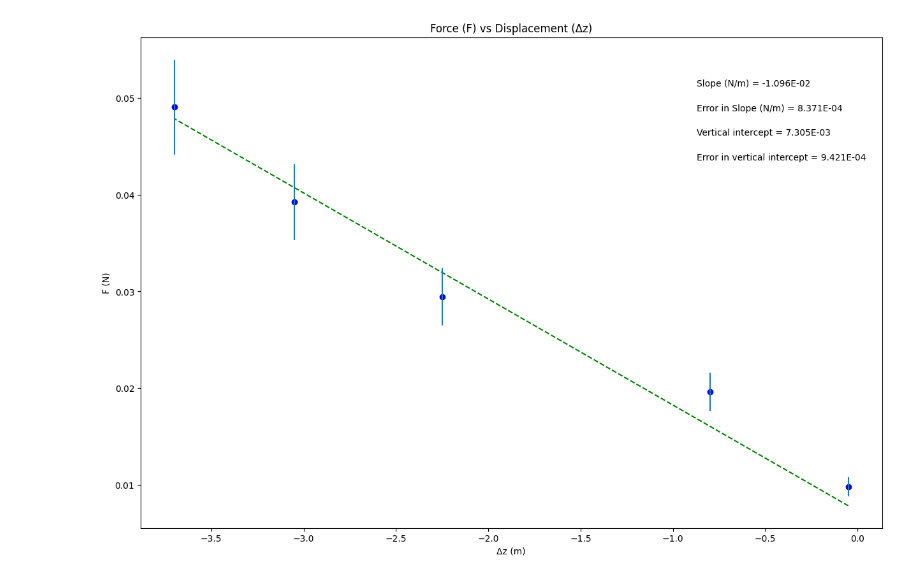
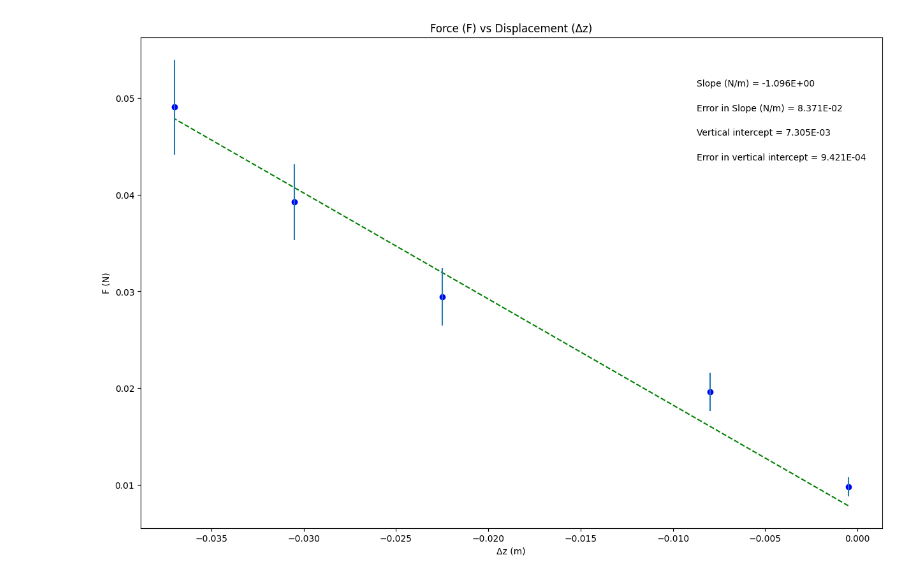
Before and after one commit to ani-maker113/PHSXlabplots, a Jupyter notebook: Mag_Dipole_Plot_1_Seamus_E.ipynb, the cells around one changed output. Cells and saved outputs as stored; diff of their text form; code cells hidden in the pictures.

```diff
--- a/Mag_Dipole_Plot_1_Seamus_E.ipynb
+++ b/Mag_Dipole_Plot_1_Seamus_E.ipynb
@@ -19,7 +19,7 @@ import matplotlib.pyplot as plt
 #variable names should start with a letter and must contain only letters, numbers, and underscores
 
 
-Z = np.array([-.05, -.8, -2.25, -3.05, -3.7])
+Z = np.array([-.0005, -.008, -.0225, -.0305, -.037])
 
 Force = np.array([0.00981, 0.01962, 0.02943, 0.03924, 0.04905])
 
@@ -92,31 +92,31 @@ elif annotation_placement==3 or annotation_placement==4:
 #Don't need to change anything in this section!
 
 #Plot data on graph. Plot error bars and place values for slope,
 #error in slope, and vertical intercept (plus error) on the plot using "annotate"
 
 plt.figure(figsize=(15,10))
 
 plt.plot(x, fit, color='green', linestyle='--')
 plt.scatter(x, y, color='blue', marker='o')
 
 plt.xlabel(x_label)
 plt.ylabel(y_label)
 plt.title(plot_title)
 
 plt.errorbar(x, y, yerr=dy, xerr=None, fmt="none") #don't need to plot x error bars
 
 plt.annotate('Slope ({}) = {value:.{digits}E}'.format(slope_units,value=m, digits=3),
              (xpos, ypos[0]), xycoords='axes fraction')
 
 plt.annotate('Error in Slope ({}) = {value:.{digits}E}'.format(slope_units,value=dm, digits=3),
              (xpos, ypos[1]), xycoords='axes fraction')
 
 plt.annotate('Vertical intercept = {value:.{digits}E}'.format(value=b, digits=3),
              (xpos, ypos[2]), xycoords='axes fraction')
 
 plt.annotate('Error in vertical intercept = {value:.{digits}E}'.format(value=db, digits=3),
              (xpos, ypos[3]), xycoords='axes fraction')
 
 plt.show()
 # %% [output]
-[figure, old version]
+[figure, new version]
```
